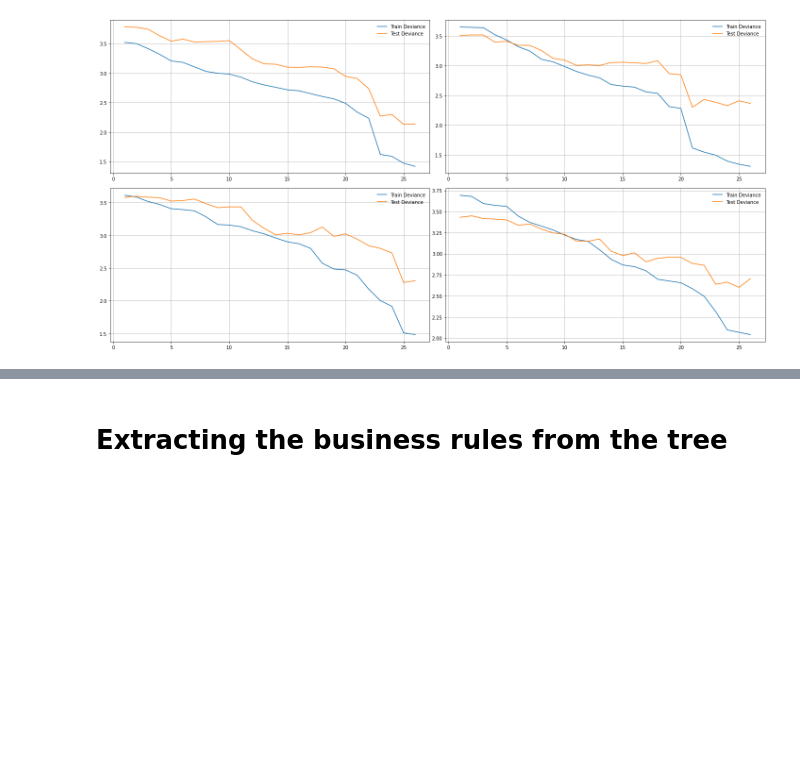
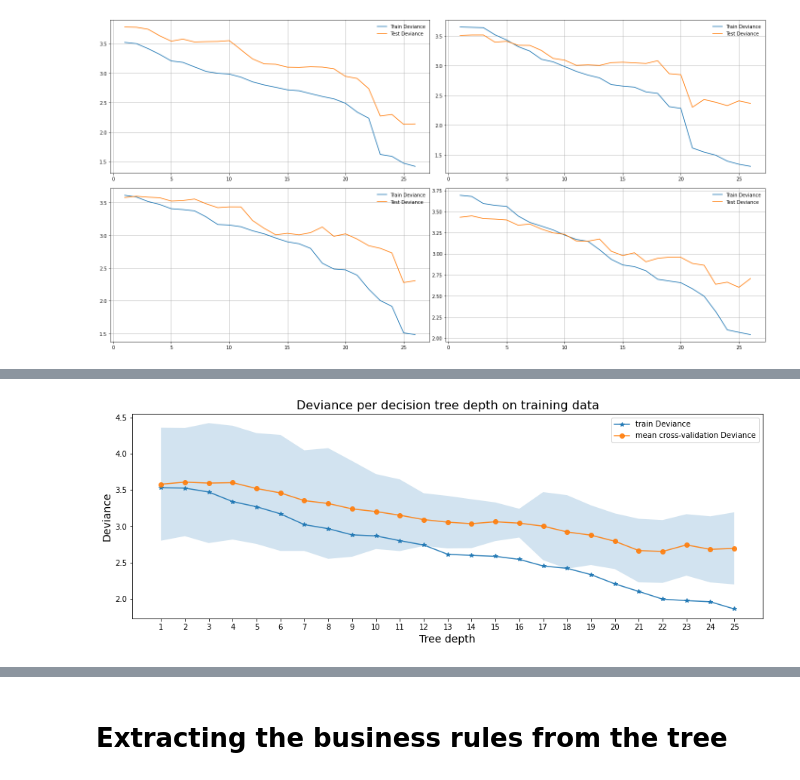
Before and after one commit to rajivsam/cmi_count_data_modeling, a Jupyter notebook: notebooks/retail_DecesionTreeRegressor.ipynb, the cells around one changed output, grey strips where cells are left out. Drawn from its saved outputs; the diff is of its cells as text; code cells hidden in the pictures; blank space fills up the shorter version.

```diff
--- a/notebooks/retail_DecesionTreeRegressor.ipynb
+++ b/notebooks/retail_DecesionTreeRegressor.ipynb
@@ -188,0 +241,4 @@ For the first plot, both the lines are maintaining almost similar distance throu
+# %%
+plot_to_find_depth()
+# %% [output]
+[figure, added]
```
Also changed, not shown: parts of 25 cells of this notebook.
